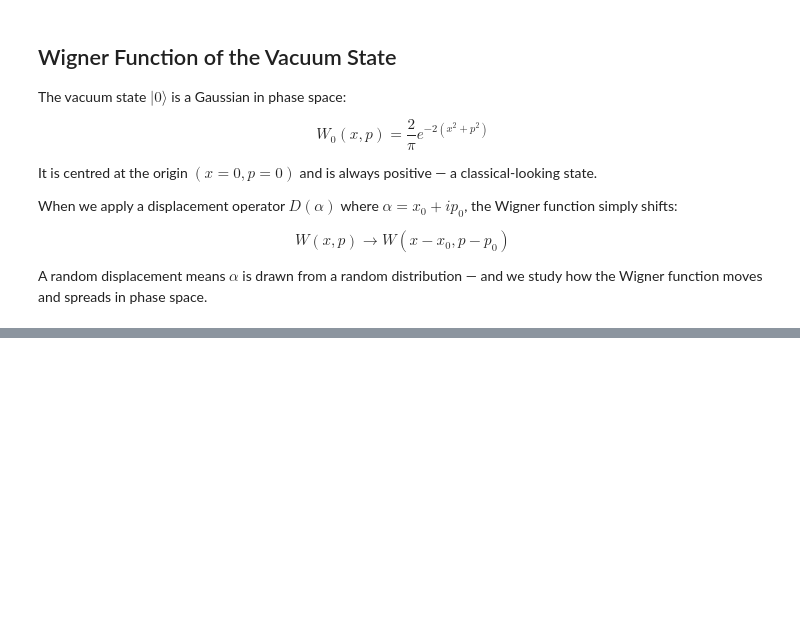
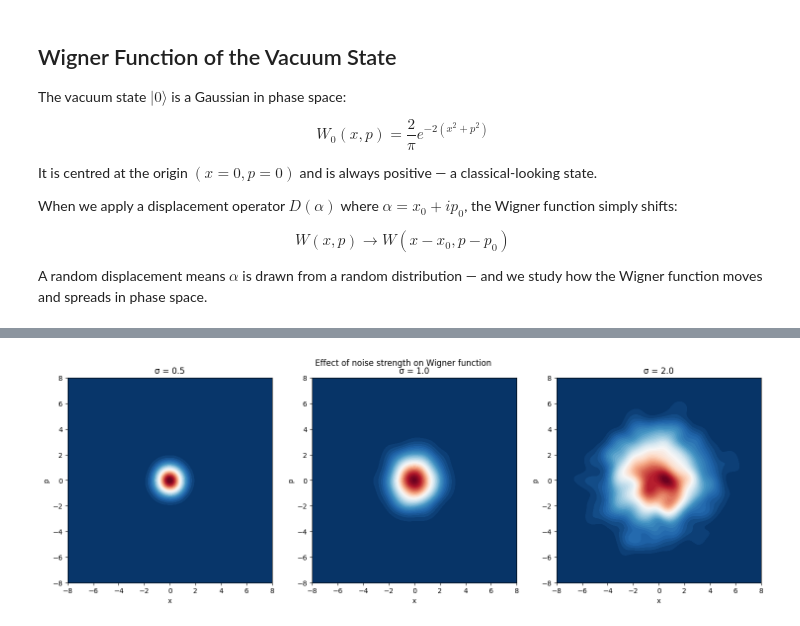
Before and after one commit to neginrazian/quantum-python, a Jupyter notebook: Wigner.ipynb, the cells around one changed output, grey strips where cells are left out. Cells and saved outputs as stored; diff of their text form; code cells hidden in the pictures; blank space fills up the shorter version.

```diff
--- a/Wigner.ipynb
+++ b/Wigner.ipynb
@@ -75,0 +195,23 @@ plt.show()
+# %%
+sigmas = [0.5, 1.0, 2.0]
+fig, axes = plt.subplots(1, 3, figsize=(15, 5))
+
+for i, sigma in enumerate(sigmas):
+    W_avg = np.zeros_like(W0)
+    for _ in range(1000):
+        x0 = np.random.normal(0, sigma)
+        p0 = np.random.normal(0, sigma)
+        W_avg += wigner_displaced(X, P, x0, p0)
+    W_avg /= 1000
+
+    axes[i].contourf(X, P, W_avg, levels=50, cmap='RdBu_r')
+    axes[i].set_title(f'σ = {sigma}')
+    axes[i].set_xlabel('x')
+    axes[i].set_ylabel('p')
+    axes[i].set_aspect('equal')
+
+plt.suptitle('Effect of noise strength on Wigner function')
+plt.tight_layout()
+plt.show()
+# %% [output]
+[figure, added]
```
Also changed, not shown: parts of 12 cells of this notebook.
